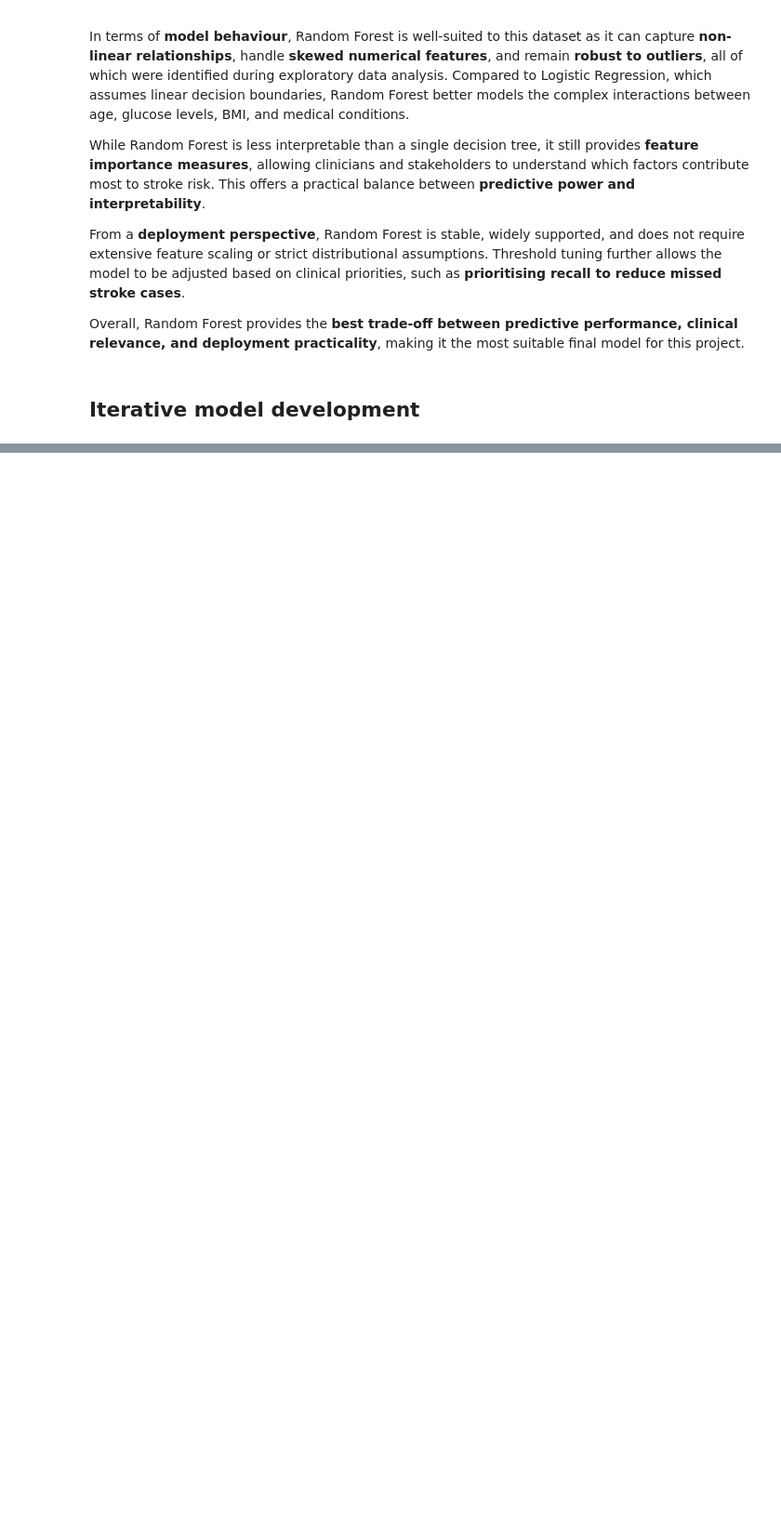
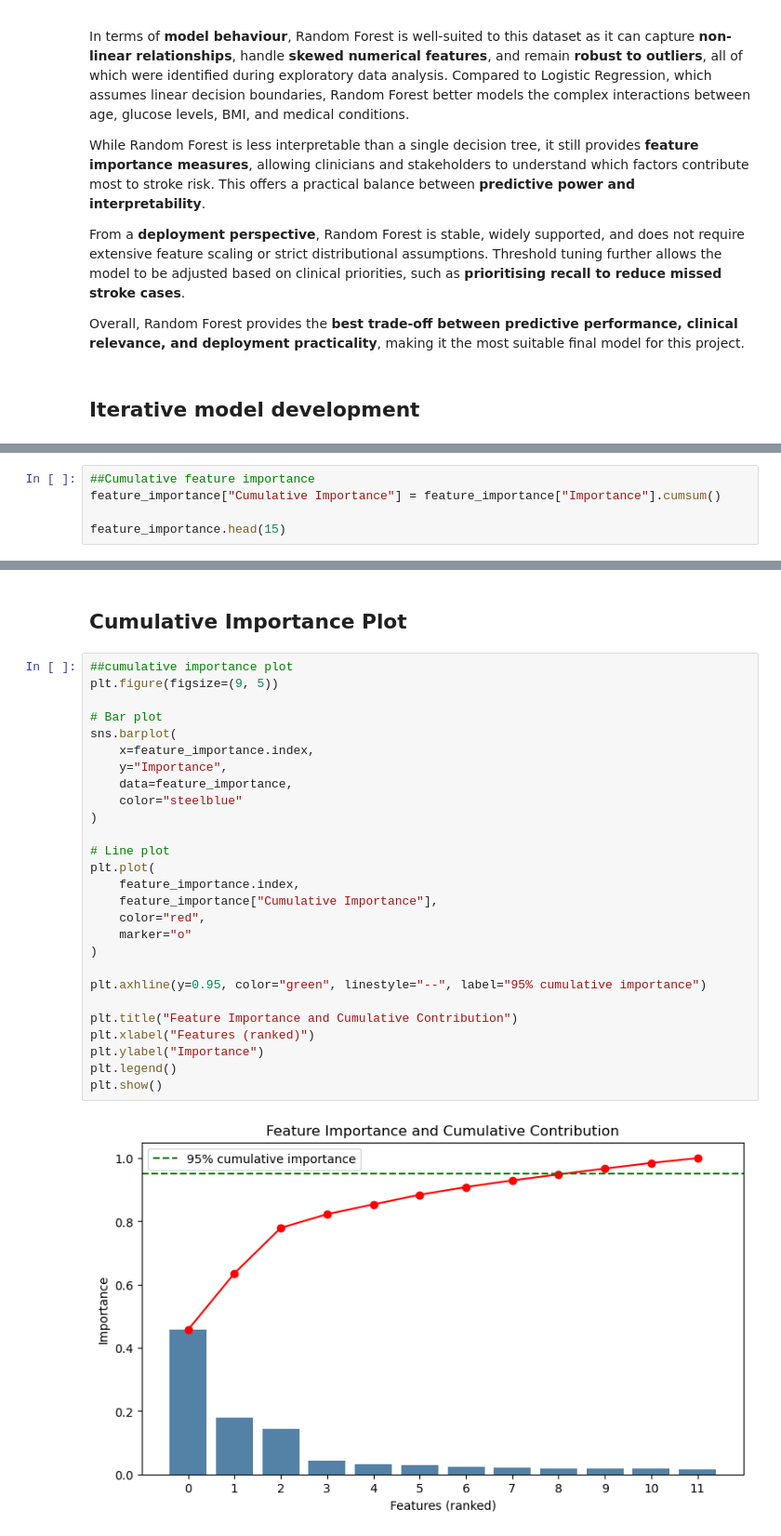
Before and after one commit to myynn/mldp-p03-sharmynho, a Jupyter notebook: assignment-code/MLDP_Stroke_SharmynHo_P03.ipynb, the cells around one changed output, grey strips where cells are left out. Shown at 93% size. Cells and saved outputs as stored; diff of their text form; blank space fills up the shorter version.

```diff
--- a/assignment-code/MLDP_Stroke_SharmynHo_P03.ipynb
+++ b/assignment-code/MLDP_Stroke_SharmynHo_P03.ipynb
@@ -1929,0 +1988,5 @@ Overall, Random Forest provides the **best trade-off between predictive performa
+# %%
+##Cumulative feature importance
+feature_importance["Cumulative Importance"] = feature_importance["Importance"].cumsum()
+
+feature_importance.head(15)
@@ -1929,0 +2018,31 @@ Overall, Random Forest provides the **best trade-off between predictive performa
+# %% [markdown]
+## Cumulative Importance Plot
+# %%
+##cumulative importance plot
+plt.figure(figsize=(9, 5))
+
+# Bar plot
+sns.barplot(
+    x=feature_importance.index,
+    y="Importance",
+    data=feature_importance,
+    color="steelblue"
+)
+
+# Line plot
+plt.plot(
+    feature_importance.index,
+    feature_importance["Cumulative Importance"],
+    color="red",
+    marker="o"
+)
+
+plt.axhline(y=0.95, color="green", linestyle="--", label="95% cumulative importance")
+
+plt.title("Feature Importance and Cumulative Contribution")
+plt.xlabel("Features (ranked)")
+plt.ylabel("Importance")
+plt.legend()
+plt.show()
+# %% [output]
+[figure, added]
```
Also changed, not shown: parts of 24 cells of this notebook.
